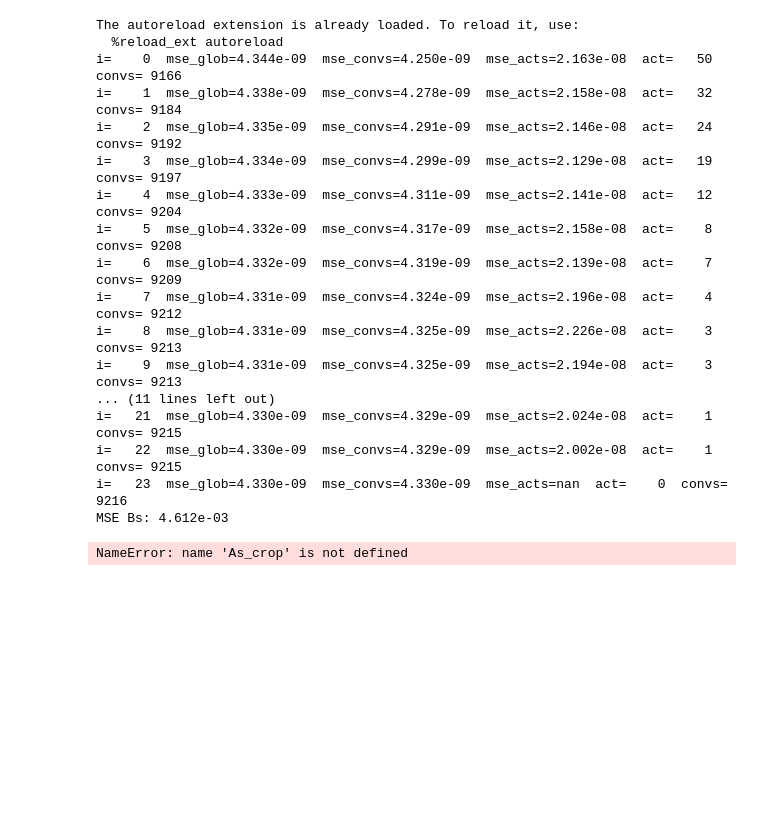
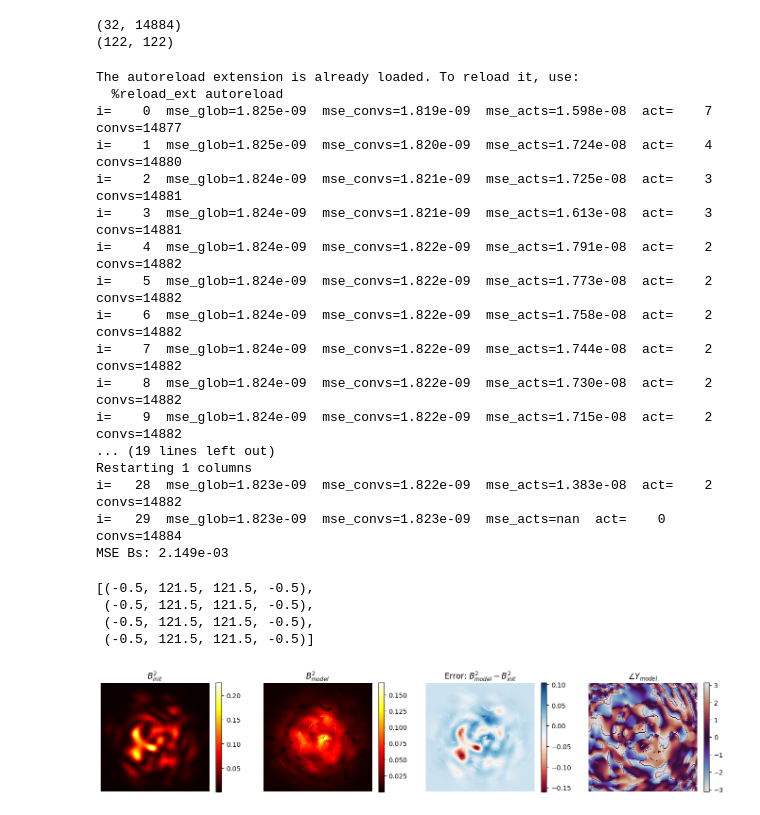
Before and after one commit to jysru/pim_methods, a Jupyter notebook: test_pim_tmr_fibernet.ipynb, the cells around one changed output. Cells and saved outputs as stored; diff of their text form; code cells hidden in the pictures; blank space fills up the shorter version.

```diff
--- a/test_pim_tmr_fibernet.ipynb
+++ b/test_pim_tmr_fibernet.ipynb
@@ -17,12 +17,30 @@ file = "data_base_02_03_90deg.mat"
 data = mat73.loadmat(os.path.join(path, file))
 # data = loadmat(os.path.join(path, file))
+# %%
+model_path = 'C:/Users/saucourt/Coding/fibernet_analysis/training_analysis/trained_models/model_ds=10k_p=1_na=0.2_ep=40.pth'
+model = torch.load(model_path)
+# %%
+def retrieve_bias(model):
+    return model.bias.cpu().detach().numpy()
+
+def retrieve_matrix(model, num_mats) -> None:
+    return [params.data for i in range(num_mats) for params in model.linear_list[i].parameters()][0].cpu().detach().numpy()
+
+matrix = retrieve_matrix(model, 1)
+bias = retrieve_bias(model)
+
+print(np.transpose(matrix).shape)
+print(bias.shape)
+# %% [output]
+(32, 14884)
+(122, 122)
 # %%
 CP = np.reshape(np.array(data['CP']), newshape=(-1, 128, 128))
 vec = np.reshape(np.array(data['vecteur_36']) , newshape=(-1, 36))
 
 NN = CP.shape[0]
 As = np.zeros(shape=(NN, 32), dtype=complex)
-Bs = np.zeros(shape=(NN, 96*96), dtype=float)
+Bs = np.zeros(shape=(NN, 122*122), dtype=float)
 
 amp = fibernet.dataset._utils.make_bellshaped_plane_2d(vec[0].reshape((6,6)))
 amp = amp.flatten()
@@ -31,7 +49,9 @@ for i in range(NN):
     phi = vec[i]
     phi = amp * np.exp(1j * phi)
     phi = np.delete(vec[i], [0, 5, 30, 35])
-    img = CP[i][16:112, 16:112].flatten().astype('float')
+    img = CP[i][3:125, 3:125]
+    img = img - bias
+    img = img.flatten().astype('float')
     As[i,:] = phi
     Bs[i,:] = np.sqrt(img/(np.power(2, 16) - 1))
 # %%
@@ -43,49 +63,54 @@ idx = np.random.permutation(np.arange(NN))
 As_crop = As[idx[:N], :]
 Bs_crop = Bs[idx[:N], :]
 
-X_est = pim.pim_tmr(As_crop, Bs_crop, max_iter=10000, tol=20e-9, tol_stag=1e-2, max_stag=10)
+# X_est = pim.pim_tmr(As_crop, Bs_crop, max_iter=10000, tol=20e-9, tol_stag=1e-2, max_stag=10)
+X_est = pim.pim_tmr(As_crop, Bs_crop, max_iter=10000, init_matrix=np.transpose(matrix), tol=12e-9, tol_stag=1e-2, max_stag=10)
 B_est = np.abs(np.dot(As_crop, X_est))
 print(f"MSE Bs: {pim.mse(Bs_crop, B_est):0.3e}")
 # %% [output]
 The autoreload extension is already loaded. To reload it, use:
   %reload_ext autoreload
-i=    0  mse_glob=4.344e-09  mse_convs=4.250e-09  mse_acts=2.163e-08  act=   50  convs= 9166
-i=    1  mse_glob=4.338e-09  mse_convs=4.278e-09  mse_acts=2.158e-08  act=   32  convs= 9184
-i=    2  mse_glob=4.335e-09  mse_convs=4.291e-09  mse_acts=2.146e-08  act=   24  convs= 9192
-i=    3  mse_glob=4.334e-09  mse_convs=4.299e-09  mse_acts=2.129e-08  act=   19  convs= 9197
-i=    4  mse_glob=4.333e-09  mse_convs=4.311e-09  mse_acts=2.141e-08  act=   12  convs= 9204
-i=    5  mse_glob=4.332e-09  mse_convs=4.317e-09  mse_acts=2.158e-08  act=    8  convs= 9208
-i=    6  mse_glob=4.332e-09  mse_convs=4.319e-09  mse_acts=2.139e-08  act=    7  convs= 9209
-i=    7  mse_glob=4.331e-09  mse_convs=4.324e-09  mse_acts=2.196e-08  act=    4  convs= 9212
-i=    8  mse_glob=4.331e-09  mse_convs=4.325e-09  mse_acts=2.226e-08  act=    3  convs= 9213
-i=    9  mse_glob=4.331e-09  mse_convs=4.325e-09  mse_acts=2.194e-08  act=    3  convs= 9213
-... (11 lines left out)
-i=   21  mse_glob=4.330e-09  mse_convs=4.329e-09  mse_acts=2.024e-08  act=    1  convs= 9215
-i=   22  mse_glob=4.330e-09  mse_convs=4.329e-09  mse_acts=2.002e-08  act=    1  convs= 9215
-i=   23  mse_glob=4.330e-09  mse_convs=4.330e-09  mse_acts=nan  act=    0  convs= 9216
-MSE Bs: 4.612e-03
+i=    0  mse_glob=1.825e-09  mse_convs=1.819e-09  mse_acts=1.598e-08  act=    7  convs=14877
+i=    1  mse_glob=1.825e-09  mse_convs=1.820e-09  mse_acts=1.724e-08  act=    4  convs=14880
+i=    2  mse_glob=1.824e-09  mse_convs=1.821e-09  mse_acts=1.725e-08  act=    3  convs=14881
+i=    3  mse_glob=1.824e-09  mse_convs=1.821e-09  mse_acts=1.613e-08  act=    3  convs=14881
+i=    4  mse_glob=1.824e-09  mse_convs=1.822e-09  mse_acts=1.791e-08  act=    2  convs=14882
+i=    5  mse_glob=1.824e-09  mse_convs=1.822e-09  mse_acts=1.773e-08  act=    2  convs=14882
+i=    6  mse_glob=1.824e-09  mse_convs=1.822e-09  mse_acts=1.758e-08  act=    2  convs=14882
+i=    7  mse_glob=1.824e-09  mse_convs=1.822e-09  mse_acts=1.744e-08  act=    2  convs=14882
+i=    8  mse_glob=1.824e-09  mse_convs=1.822e-09  mse_acts=1.730e-08  act=    2  convs=14882
+i=    9  mse_glob=1.824e-09  mse_convs=1.822e-09  mse_acts=1.715e-08  act=    2  convs=14882
+... (19 lines left out)
+Restarting 1 columns
+i=   28  mse_glob=1.823e-09  mse_convs=1.822e-09  mse_acts=1.383e-08  act=    2  convs=14882
+i=   29  mse_glob=1.823e-09  mse_convs=1.823e-09  mse_acts=nan  act=    0  convs=14884
+MSE Bs: 2.149e-03
 # %%
 import matplotlib.pyplot as plt
 
-i = 120
+i = np.random.randint(0, N)
 A_init = As_crop[i,:]
-Y_model = np.dot(X_est.T, A_init).reshape((96,96))
+Y_model = np.dot(X_est.T, A_init).reshape((122,122))
 B_model = np.abs(Y_model)
-B_init = Bs_crop[i,:].reshape((96,96))
+B_init = Bs_crop[i,:].reshape((122,122))
 
 fig, axs = plt.subplots(1,4, figsize=(17,3))
 pl0 = axs[0].imshow(np.square(B_init), cmap="hot")
 pl1 = axs[1].imshow(np.square(B_model), cmap="hot")
 pl2 = axs[2].imshow(np.square(B_model) - np.square(B_init), cmap="RdBu")
 pl3 = axs[3].imshow(np.angle(Y_model), cmap="twilight")
 plt.colorbar(pl0, ax=axs[0])
 plt.colorbar(pl1, ax=axs[1])
 plt.colorbar(pl2, ax=axs[2])
 plt.colorbar(pl3, ax=axs[3])
 axs[0].set_title(r"$B_{init}^2$")
 axs[1].set_title(r"$B_{model}^2$")
 axs[2].set_title(r"Error: $B_{model}^2 - B_{init}^2$")
 axs[3].set_title(r"$\angle Y_{model}$")
 [ axs[i].axis('off') for i in range(4) ]
 # %% [output]
-NameError: name 'As_crop' is not defined
+[(-0.5, 121.5, 121.5, -0.5),
+ (-0.5, 121.5, 121.5, -0.5),
+ (-0.5, 121.5, 121.5, -0.5),
+ (-0.5, 121.5, 121.5, -0.5)]
+[figure, added]
```
Also changed, not shown: parts of 2 cells of this notebook, 3 other files.
